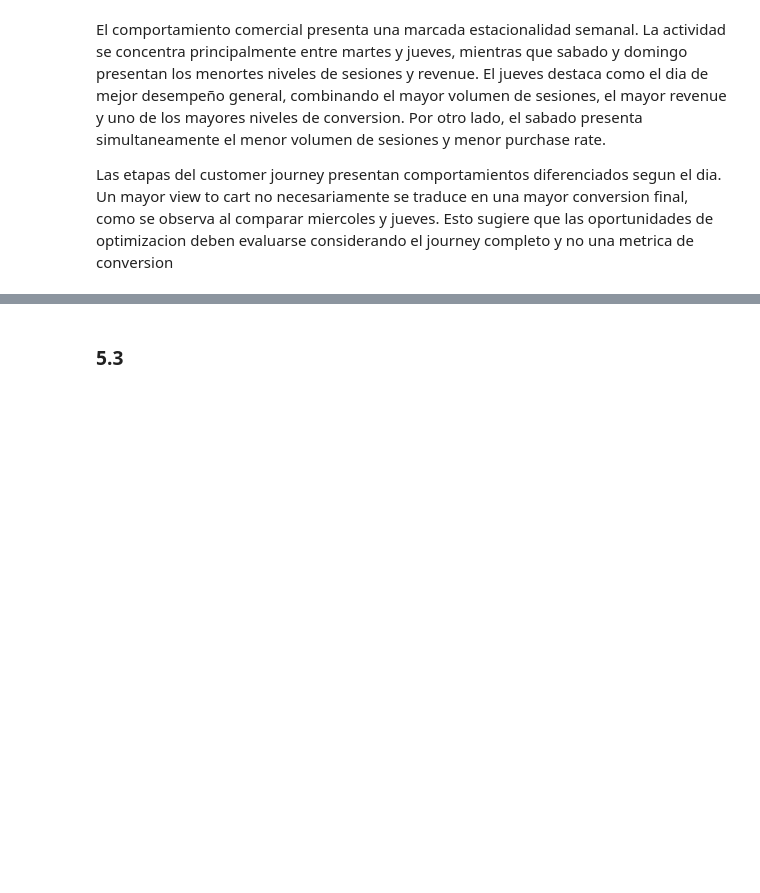
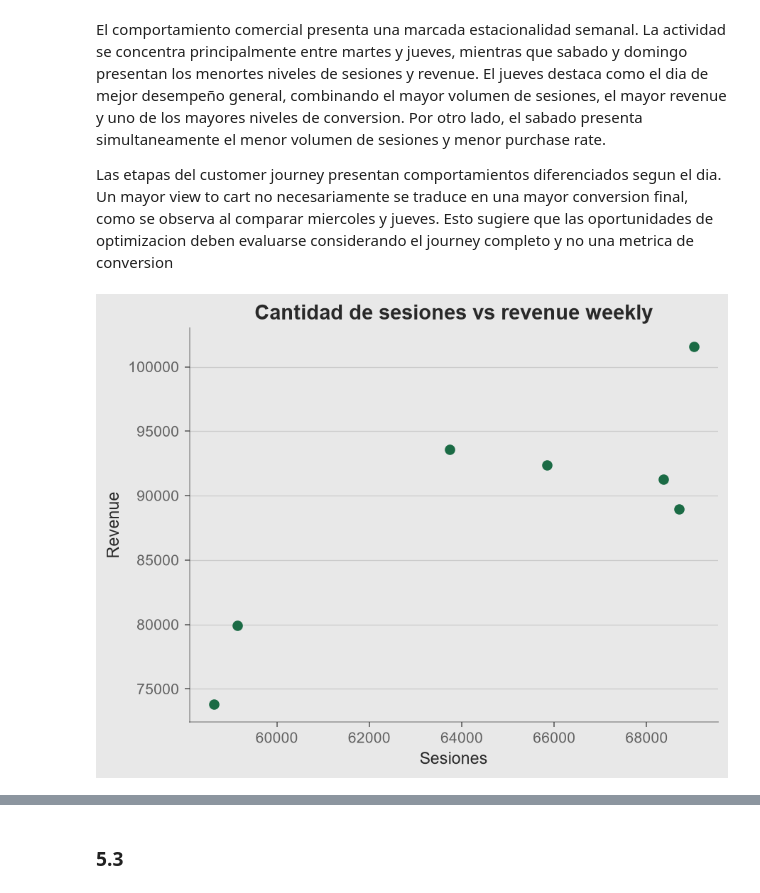
Before and after one commit to Nicosuarezso/ecommerce-cosmetics-analytics, a Jupyter notebook: notebooks/03_customer_journey_analysis.ipynb, the cells around one changed output, grey strips where cells are left out. Cells and saved outputs as stored; diff of their text form; code cells hidden in the pictures; blank space fills up the shorter version.

```diff
--- a/notebooks/03_customer_journey_analysis.ipynb
+++ b/notebooks/03_customer_journey_analysis.ipynb
@@ -1512,3 +1540,14 @@ weekly
 El comportamiento comercial presenta una marcada estacionalidad semanal. La actividad se concentra principalmente entre martes y jueves, mientras que sabado y domingo presentan los menortes niveles de sesiones y revenue. El jueves destaca como el dia de mejor desempeño general, combinando el mayor volumen de sesiones, el mayor revenue y uno de los mayores niveles de conversion. Por otro lado, el sabado presenta simultaneamente el menor volumen de sesiones y menor purchase rate.
 
 Las etapas del customer journey presentan comportamientos diferenciados segun el dia. Un mayor view to cart no necesariamente se traduce en una mayor conversion final, como se observa al comparar miercoles y jueves. Esto sugiere que las oportunidades de optimizacion deben evaluarse considerando el journey completo y no una metrica de conversion
+# %%
+plt.scatter(
+    weekly["sessions"],
+    weekly["revenue"]
+)
+
+plt.title("Cantidad de sesiones vs revenue weekly")
+plt.xlabel("Sesiones")
+plt.ylabel("Revenue");
+# %% [output]
+[figure, added]
```
Also changed, not shown: parts of 72 cells of this notebook, 1 other file.
